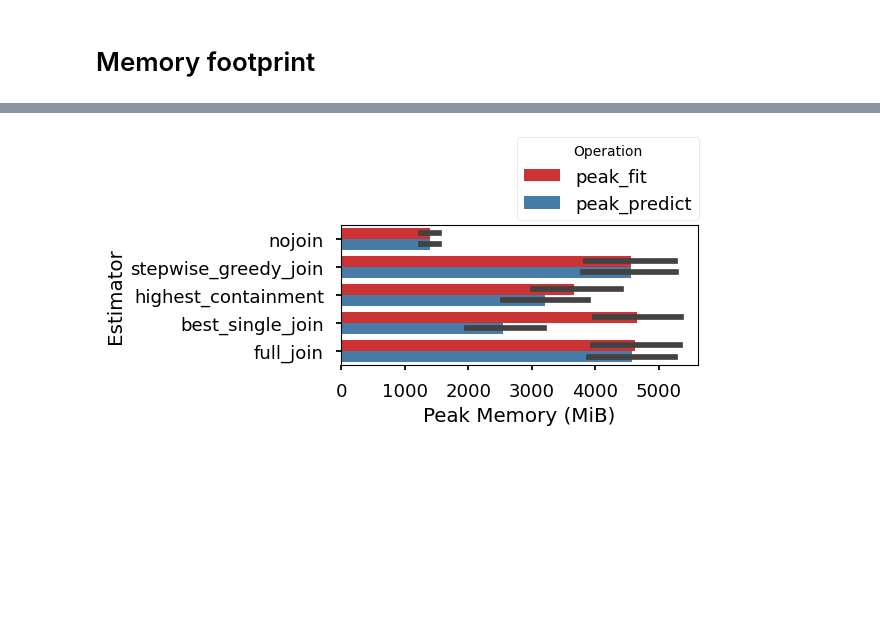
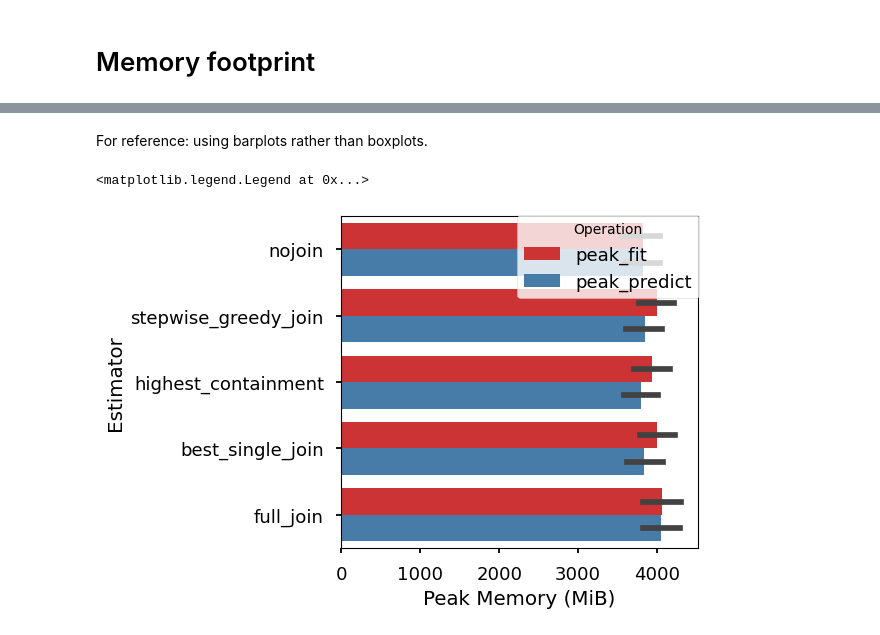
Before and after one commit to rcap107/retrieve-merge-predict, a Jupyter notebook: notebooks/Plot time spent in sections.ipynb, the cells around one changed output, grey strips where cells are left out. Cells and saved outputs as stored; diff of their text form; code cells hidden in the pictures; blank space fills up the shorter version.

Commit message:
🧐 Extending notebooks on time/memory usage

```diff
--- a/notebooks/Plot time spent in sections.ipynb
+++ b/notebooks/Plot time spent in sections.ipynb
@@ -108,5 +131,8 @@ plotting.prepare_grouped_stacked_barplot_time(df_raw.filter(pl.col("chosen_model
 # %% [markdown]
 # Memory footprint
+# %%
+exp_path = "results/logs/0363-mp1a3by4"
+df_raw = read_logs(exp_name=None, exp_path=exp_path)
 # %%
 df_mem = df_raw.select(
     pl.col("estimator"),
@@ -118,11 +158,15 @@ df_mem = df_raw.select(
+# %% [markdown]
+For reference: using barplots rather than boxplots.
 # %%
-fig, ax = plt.subplots(figsize=(6, 3), layout="constrained")
-sns.barplot(data=df_mem.to_pandas(), x="value", y="estimator", hue="variable", palette="Set1", ax=ax)
+fig, ax = plt.subplots(figsize=(6, 4), layout="constrained")
+sns.barplot(data=df_mem.to_pandas(), x="value", y="estimator", hue="variable", palette="Set1", ax=ax, dodge=0.15)
 ax.set_xlabel("Peak Memory (MiB)")
 ax.set_ylabel("Estimator")
 h, l = ax.get_legend_handles_labels()
 ax.get_legend().remove()
-fig.legend(h, l, title="Operation", loc="outside upper right")
-fig.savefig("images/memory_usage.pdf")
+# ax.set_xscale("log")
+fig.legend(h, l, title="Operation", loc="upper right")
+# fig.savefig("images/memory_usage.pdf")
 # %% [output]
+<matplotlib.legend.Legend at 0x...>
-[figure, old version]
+[figure, new version]
```
Also changed, not shown: parts of 15 cells of this notebook.
